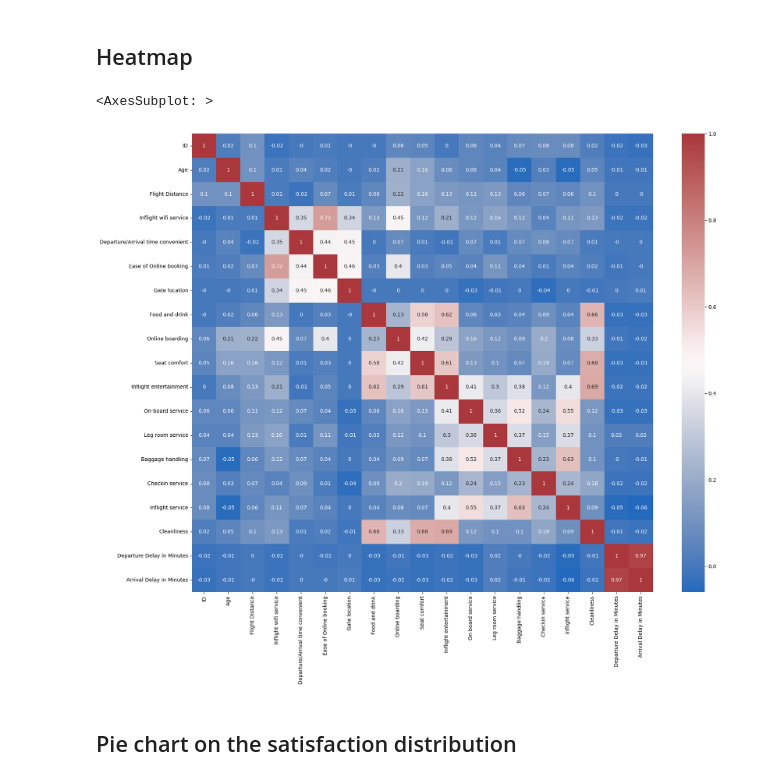
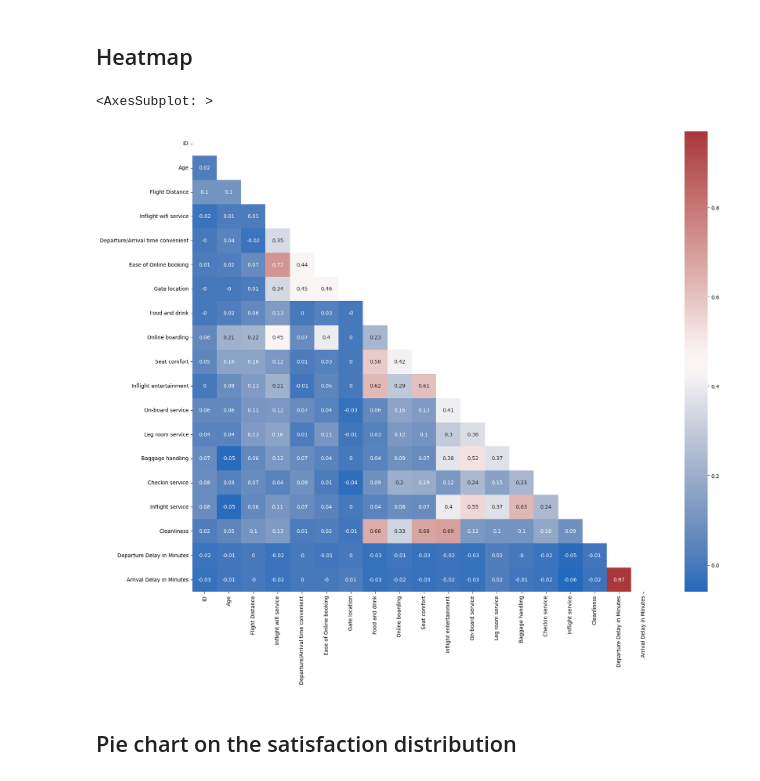
Before and after one commit to bu-ml-2022-23/ml-assignment-Shay-Khamar, a Jupyter notebook: ml-assignment.ipynb, the cells around one changed output. Saved outputs shown, nothing was run; the diff lists cells and outputs as text; code cells hidden in the pictures.

```diff
--- a/ml-assignment.ipynb
+++ b/ml-assignment.ipynb
@@ -131,11 +134,13 @@ You may need to do some data cleaning before you do your full exploratory data a
 ## Heatmap
 # %%
 # TODO: just a placeholder for your data analysis
+corr = dataSet.corr(method='spearman', numeric_only=True)
+triangle = np.triu(corr)
 plt.figure(figsize=(20,16))
-sns.heatmap(dataSet.corr().round(2),annot=True,cmap="vlag")
+sns.heatmap(dataSet.corr().round(2),annot=True,cmap="vlag",mask=triangle)
 # %% [output]
 <AxesSubplot: >
-[figure, old version]
+[figure, new version]
 # %% [markdown]
 ## Pie chart on the satisfaction  distribution
 # %%
```
Also changed, not shown: parts of 13 cells of this notebook.
